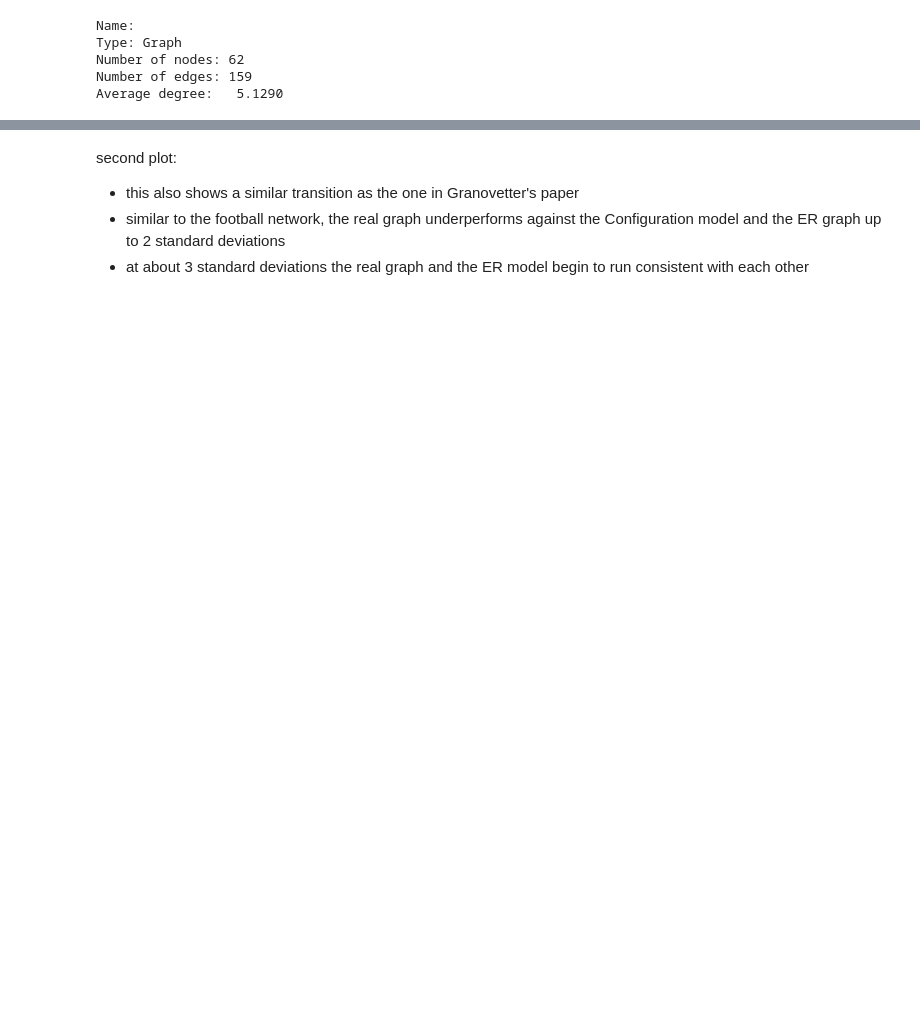
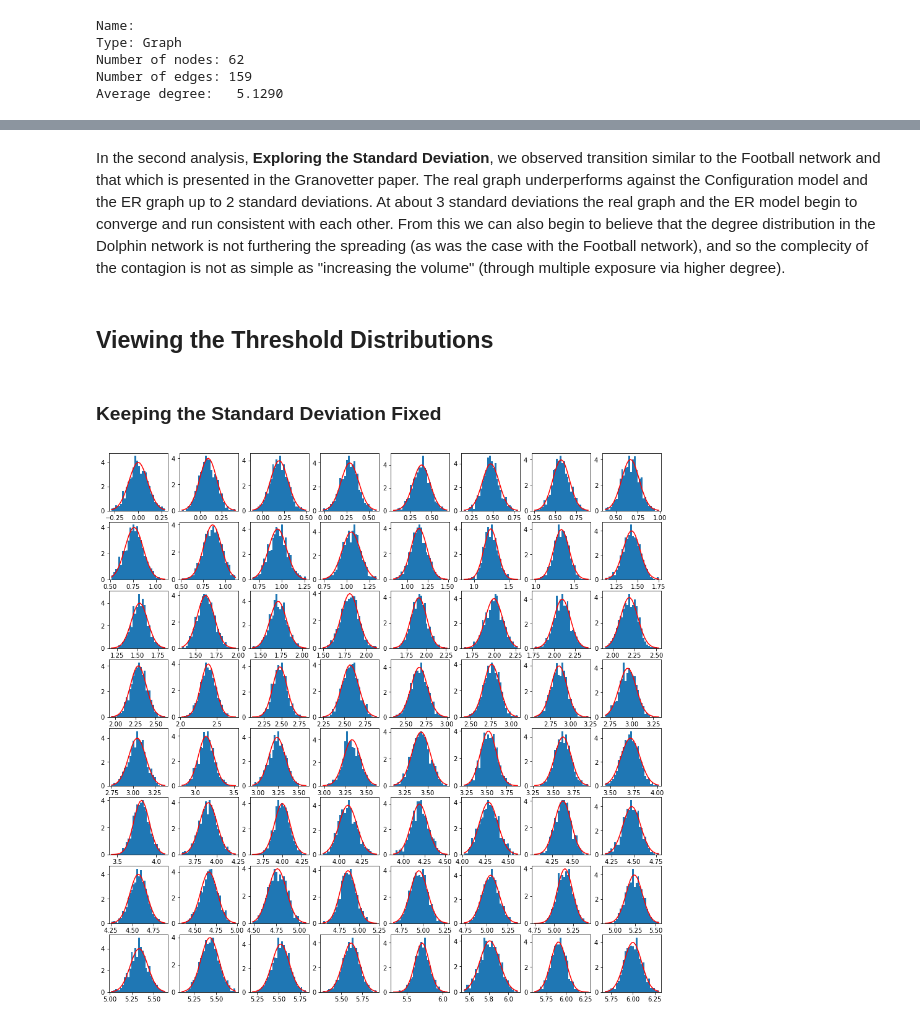
Before and after one commit to muftring/iu-netsci, a Jupyter notebook: week-13/w13_threshold-model_uftring-michael.ipynb, the cells around one changed output, grey strips where cells are left out. Saved outputs shown, nothing was run; the diff lists cells and outputs as text; code cells hidden in the pictures; blank space fills up the shorter version.

```diff
--- a/week-13/w13_threshold-model_uftring-michael.ipynb
+++ b/week-13/w13_threshold-model_uftring-michael.ipynb
@@ -242,5 +267,29 @@ first plot:
 # %% [markdown]
-second plot:
-- this also shows a similar transition as the one in Granovetter's paper
-- similar to the football network, the real graph underperforms against the Configuration model and the ER graph up to 2 standard deviations
-- at about 3 standard deviations the real graph and the ER model begin to run consistent with each other
+In the second analysis, **Exploring the Standard Deviation**, we observed transition similar to the Football network and that which is presented in the Granovetter paper. The real graph underperforms against the Configuration model and the ER graph up to 2 standard deviations. At about 3 standard deviations the real graph and the ER model begin to converge and run consistent with each other. From this we can also begin to believe that the degree distribution in the Dolphin network is not furthering the spreading (as was the case with the Football network), and so the complecity of the contagion is not as simple as "increasing the volume" (through multiple exposure via higher degree).
+# %% [markdown]
+## Viewing the Threshold Distributions
+# %% [markdown]
+### Keeping the Standard Deviation Fixed
+# %%
+sigma = STDDEV
+size = 1000
+
+ncols = 8
+nrows = math.ceil(segs/ncols)
+width = 16
+height = 2 * nrows
+
+plt.figure(1, [width, height])
+
+plot_number = 0
+for mu in means:
+    dist = np.random.normal(mu, sigma, size)
+    plot_number += 1
+    plt.subplot(nrows, ncols, plot_number)
+    count, bins, ignored = plt.hist(dist, bins=30, normed=True)
+    plt.plot(bins,
+             1/(sigma * np.sqrt(2 * np.pi)) * np.exp( - (bins - mu)**2 / (2 * sigma**2) ),
+             color='r')
+plt.show()
+# %% [output]
+[figure, added]
```
Also changed, not shown: parts of 19 cells of this notebook, 1 other file.
